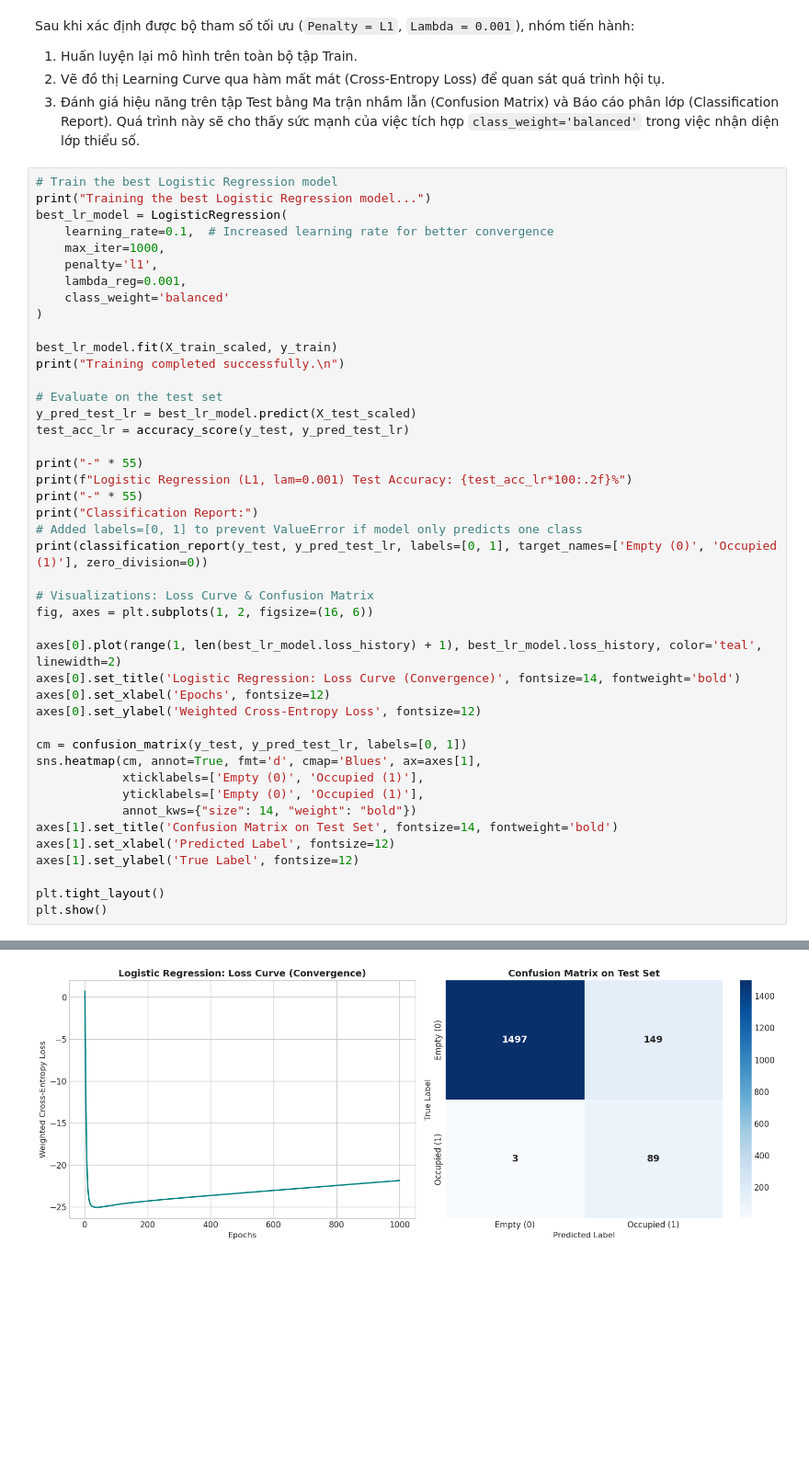
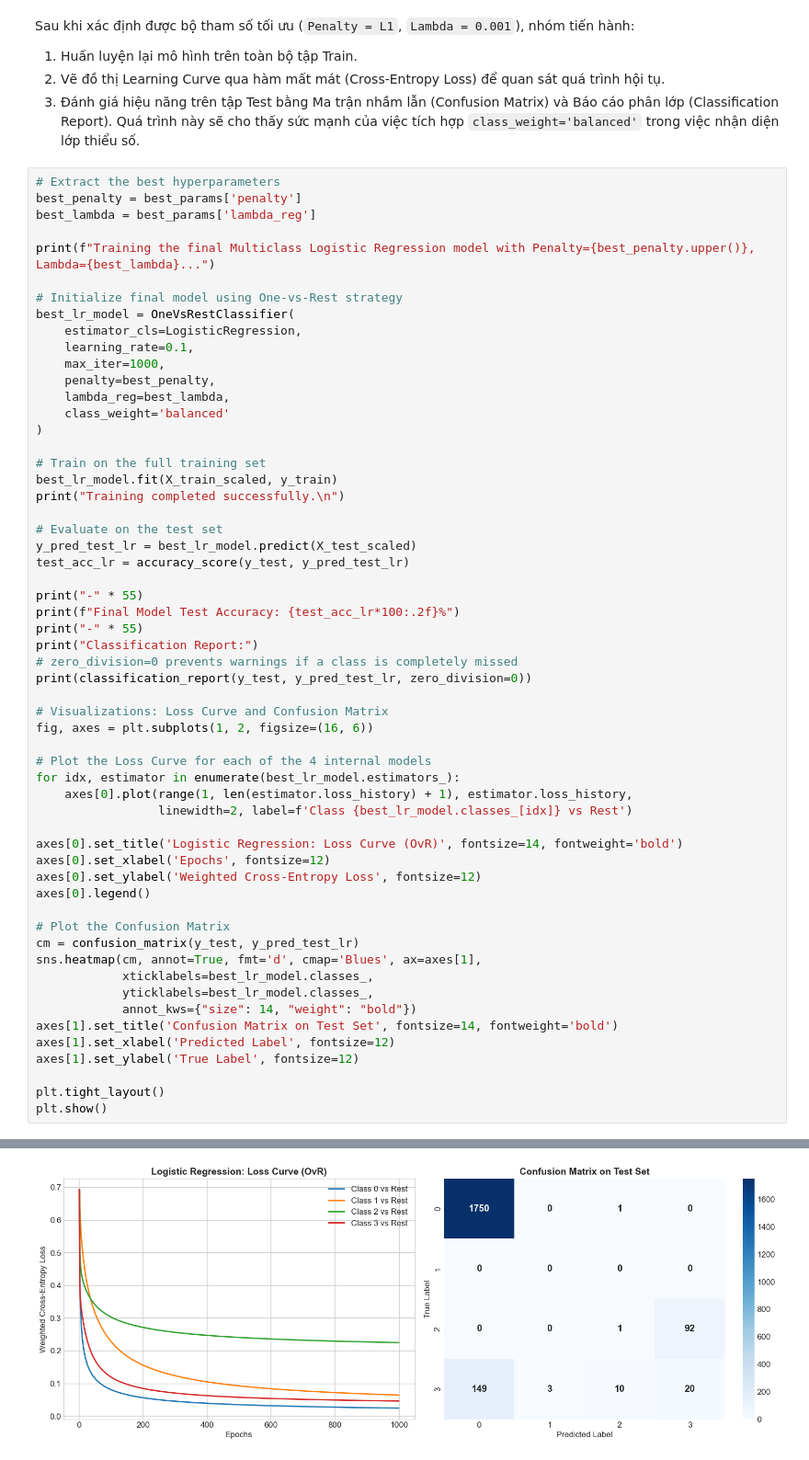
Before and after one commit to ThanhChuong12/Supervised-Learning-Regression-Classification, a Jupyter notebook: code/Part2_Classification/02_modeling.ipynb, the cells around one changed output, grey strips where cells are left out. Shown at 92% size. Drawn from its saved outputs; the diff is of its cells as text; blank space fills up the shorter version.

```diff
--- a/code/Part2_Classification/02_modeling.ipynb
+++ b/code/Part2_Classification/02_modeling.ipynb
@@ -511,16 +502,23 @@ Sau khi xác định được bộ tham số tối ưu (`Penalty = L1`, `Lambda
 2. Vẽ đồ thị Learning Curve qua hàm mất mát (Cross-Entropy Loss) để quan sát quá trình hội tụ.
 3. Đánh giá hiệu năng trên tập Test bằng Ma trận nhầm lẫn (Confusion Matrix) và Báo cáo phân lớp (Classification Report). Quá trình này sẽ cho thấy sức mạnh của việc tích hợp `class_weight='balanced'` trong việc nhận diện lớp thiểu số.
 # %%
-# Train the best Logistic Regression model
-print("Training the best Logistic Regression model...")
-best_lr_model = LogisticRegression(
-    learning_rate=0.1,  # Increased learning rate for better convergence
+# Extract the best hyperparameters
+best_penalty = best_params['penalty']
+best_lambda = best_params['lambda_reg']
+
+print(f"Training the final Multiclass Logistic Regression model with Penalty={best_penalty.upper()}, Lambda={best_lambda}...")
+
+# Initialize final model using One-vs-Rest strategy
+best_lr_model = OneVsRestClassifier(
+    estimator_cls=LogisticRegression,
+    learning_rate=0.1,
     max_iter=1000,
-    penalty='l1',
-    lambda_reg=0.001,
+    penalty=best_penalty,
+    lambda_reg=best_lambda,
     class_weight='balanced'
 )
 
+# Train on the full training set
 best_lr_model.fit(X_train_scaled, y_train)
 print("Training completed successfully.\n")
 
@@ -529,24 +527,30 @@ y_pred_test_lr = best_lr_model.predict(X_test_scaled)
 test_acc_lr = accuracy_score(y_test, y_pred_test_lr)
 
 print("-" * 55)
-print(f"Logistic Regression (L1, lam=0.001) Test Accuracy: {test_acc_lr*100:.2f}%")
+print(f"Final Model Test Accuracy: {test_acc_lr*100:.2f}%")
 print("-" * 55)
 print("Classification Report:")
-# Added labels=[0, 1] to prevent ValueError if model only predicts one class
-print(classification_report(y_test, y_pred_test_lr, labels=[0, 1], target_names=['Empty (0)', 'Occupied (1)'], zero_division=0))
+# zero_division=0 prevents warnings if a class is completely missed
+print(classification_report(y_test, y_pred_test_lr, zero_division=0))
 
-# Visualizations: Loss Curve & Confusion Matrix
+# Visualizations: Loss Curve and Confusion Matrix
 fig, axes = plt.subplots(1, 2, figsize=(16, 6))
 
-axes[0].plot(range(1, len(best_lr_model.loss_history) + 1), best_lr_model.loss_history, color='teal', linewidth=2)
-axes[0].set_title('Logistic Regression: Loss Curve (Convergence)', fontsize=14, fontweight='bold')
+# Plot the Loss Curve for each of the 4 internal models
+for idx, estimator in enumerate(best_lr_model.estimators_):
+    axes[0].plot(range(1, len(estimator.loss_history) + 1), estimator.loss_history,
+                 linewidth=2, label=f'Class {best_lr_model.classes_[idx]} vs Rest')
+
+axes[0].set_title('Logistic Regression: Loss Curve (OvR)', fontsize=14, fontweight='bold')
 axes[0].set_xlabel('Epochs', fontsize=12)
 axes[0].set_ylabel('Weighted Cross-Entropy Loss', fontsize=12)
+axes[0].legend()
 
-cm = confusion_matrix(y_test, y_pred_test_lr, labels=[0, 1])
+# Plot the Confusion Matrix
+cm = confusion_matrix(y_test, y_pred_test_lr)
 sns.heatmap(cm, annot=True, fmt='d', cmap='Blues', ax=axes[1],
-            xticklabels=['Empty (0)', 'Occupied (1)'],
-            yticklabels=['Empty (0)', 'Occupied (1)'],
+            xticklabels=best_lr_model.classes_,
+            yticklabels=best_lr_model.classes_,
             annot_kws={"size": 14, "weight": "bold"})
 axes[1].set_title('Confusion Matrix on Test Set', fontsize=14, fontweight='bold')
 axes[1].set_xlabel('Predicted Label', fontsize=12)
@@ -573,2 +579,2 @@ weighted avg       0.95      0.91      0.92      1738
-[figure, old version]
+[figure, new version]
 # %% [markdown]
```
Also changed, not shown: parts of 8 cells of this notebook.
